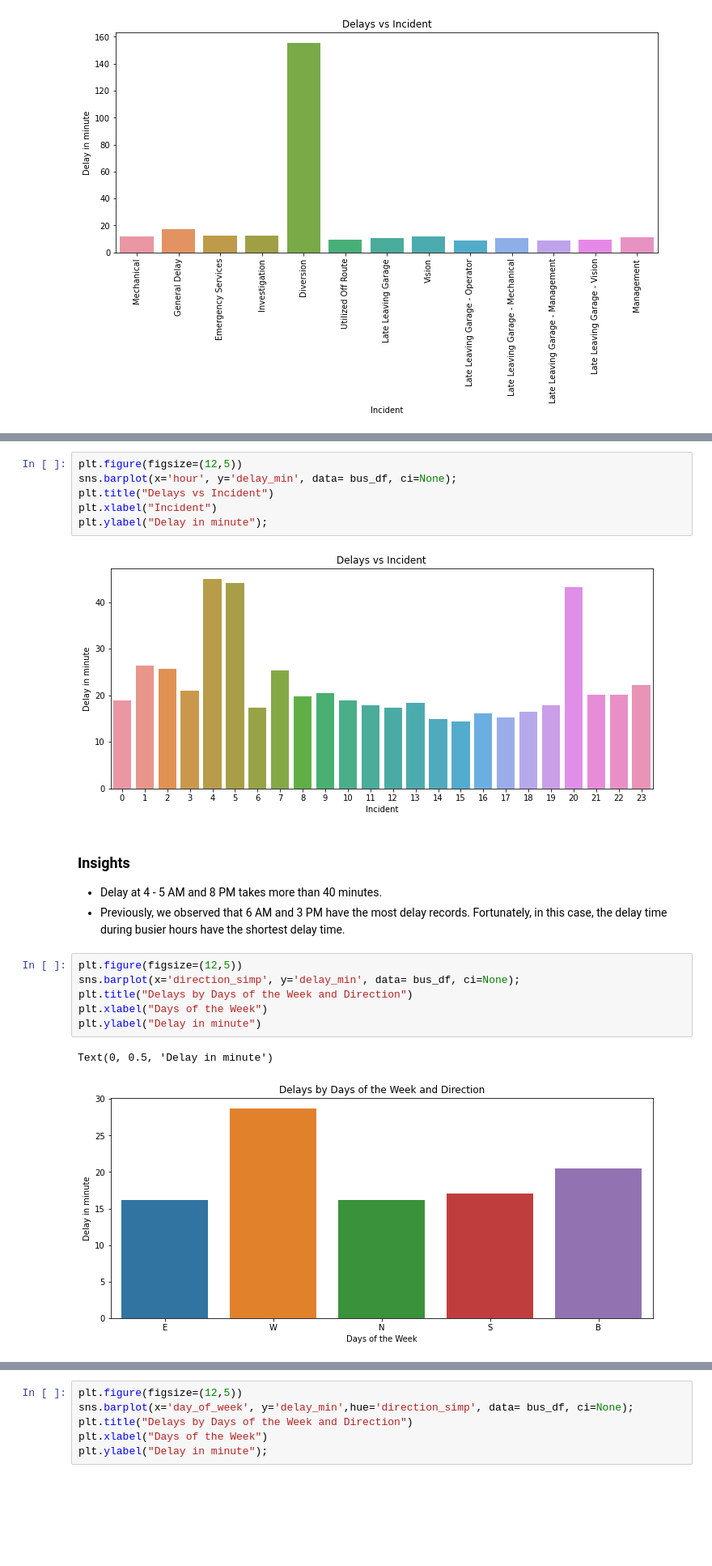
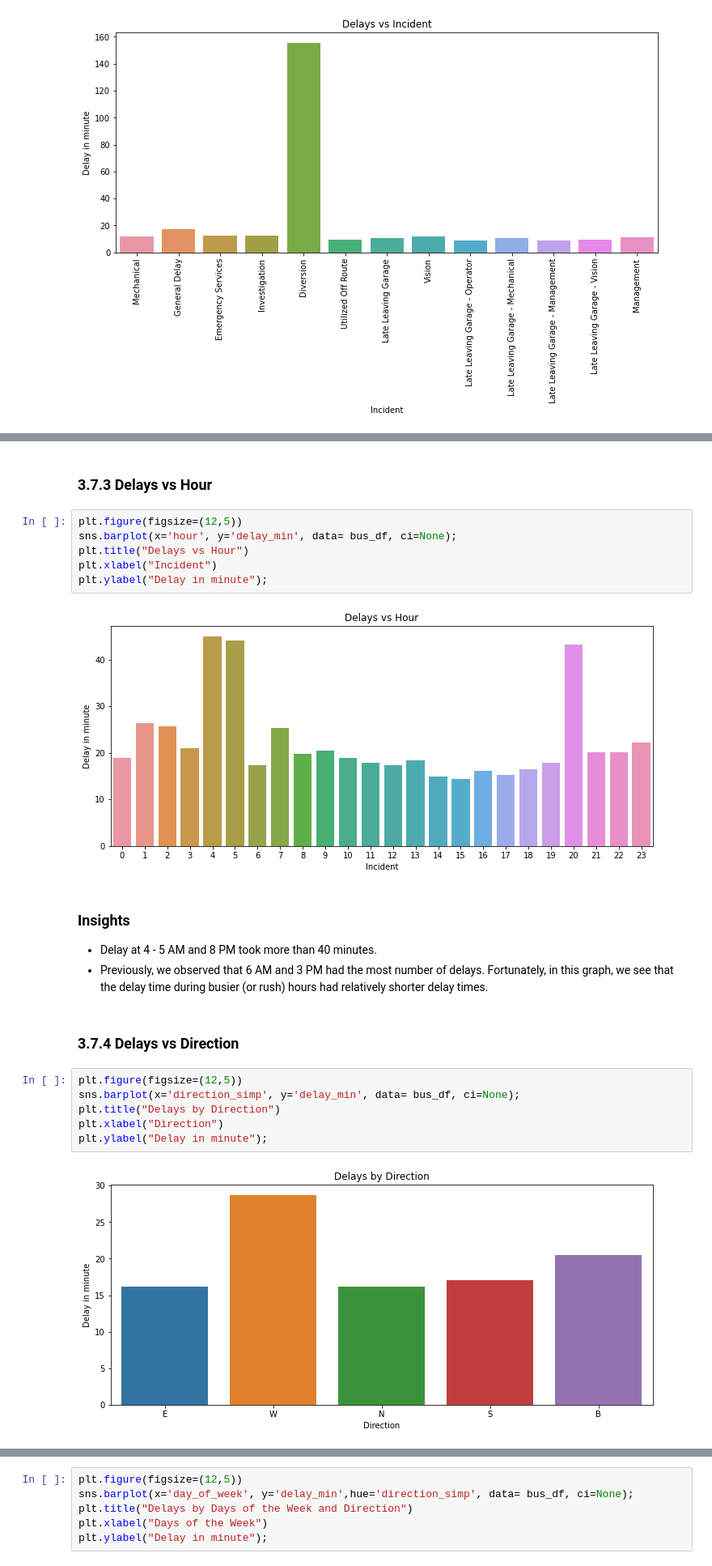
Before and after one commit to JasonYao3/TTC_transit_delay_proj, a Jupyter notebook: 3.Bus EDA.ipynb, the cells around one changed output, grey strips where cells are left out. Shown at 81% size. Cells and saved outputs as stored; diff of their text form; blank space fills up the shorter version.

```diff
--- a/3.Bus EDA.ipynb
+++ b/3.Bus EDA.ipynb
@@ -340,23 +339,26 @@ plt.xticks(rotation= 90);
+# %% [markdown]
+### 3.7.3 Delays vs Hour
 # %%
 plt.figure(figsize=(12,5))
 sns.barplot(x='hour', y='delay_min', data= bus_df, ci=None);
-plt.title("Delays vs Incident")
+plt.title("Delays vs Hour")
 plt.xlabel("Incident")
 plt.ylabel("Delay in minute");
 # %% [output]
-[figure, old version]
+[figure, new version]
 # %% [markdown]
 ### Insights
-- Delay at 4 - 5 AM and 8 PM takes more than 40 minutes.
-- Previously, we observed that 6 AM and 3 PM have the most delay records. Fortunately, in this case, the delay time during busier hours have the shortest delay time.
+- Delay at 4 - 5 AM and 8 PM took more than 40 minutes.
+- Previously, we observed that 6 AM and 3 PM had the most number of delays. Fortunately, in this graph, we see that the delay time during busier (or rush) hours had relatively shorter delay times.
+# %% [markdown]
+### 3.7.4 Delays vs Direction
 # %%
 plt.figure(figsize=(12,5))
 sns.barplot(x='direction_simp', y='delay_min', data= bus_df, ci=None);
-plt.title("Delays by Days of the Week and Direction")
-plt.xlabel("Days of the Week")
-plt.ylabel("Delay in minute")
+plt.title("Delays by Direction")
+plt.xlabel("Direction")
+plt.ylabel("Delay in minute");
 # %% [output]
-Text(0, 0.5, 'Delay in minute')
-[figure, old version]
+[figure, new version]
 # %% [markdown]
 ### Insights
```
Also changed, not shown: parts of 31 cells of this notebook, 15 other files.
